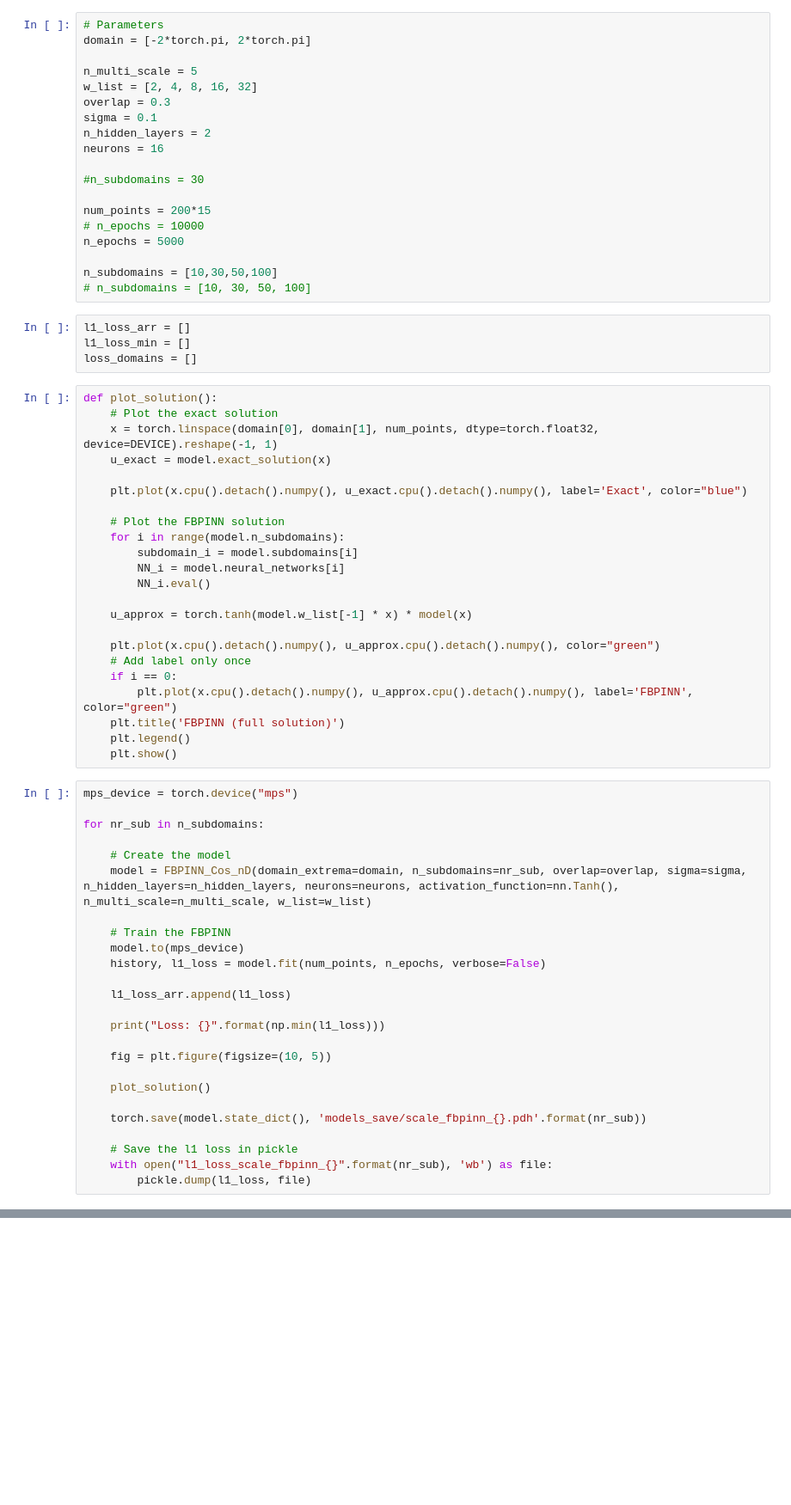
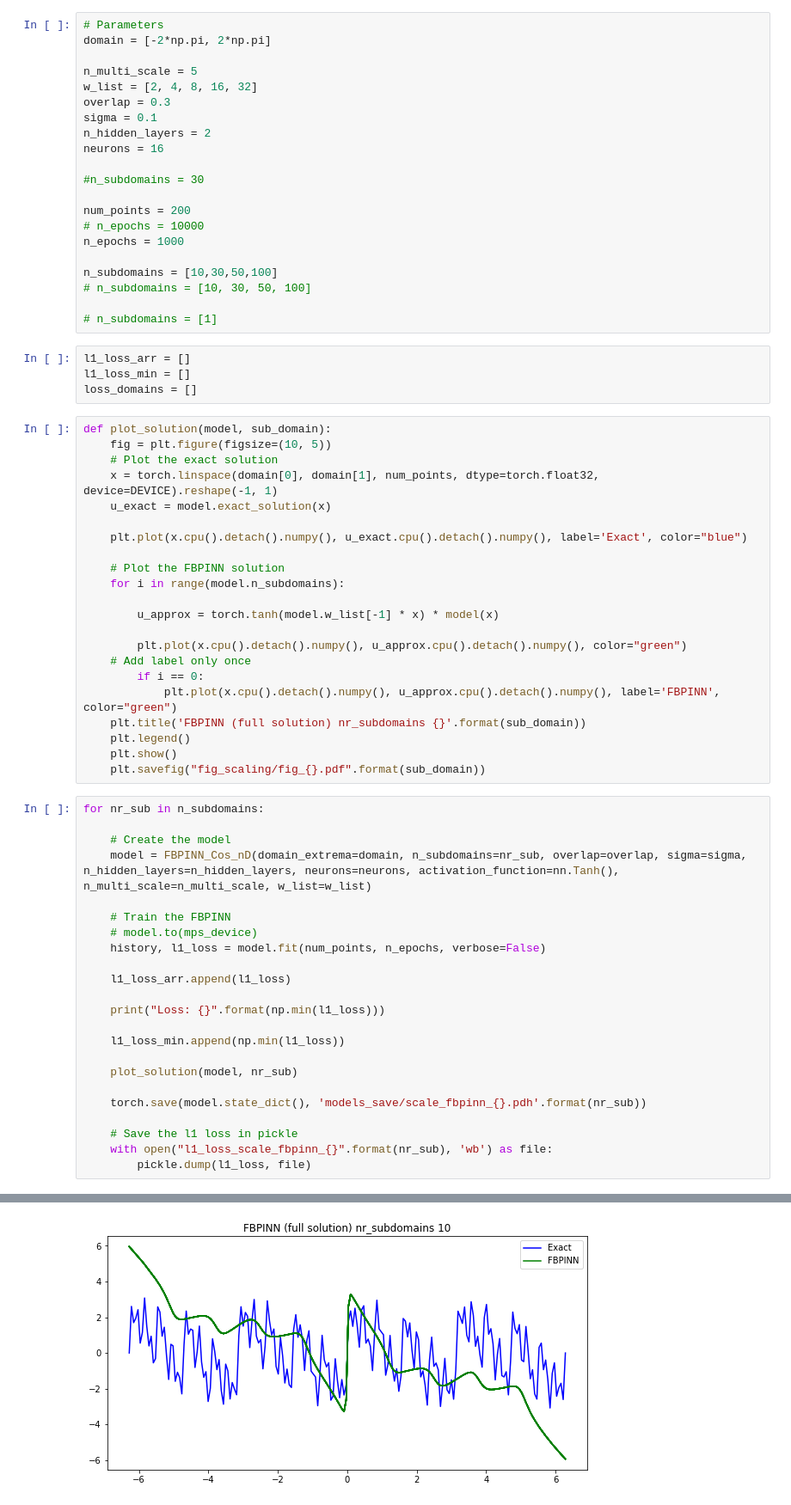
Before and after one commit to guglielmopacifico/DeepLearning, a Jupyter notebook: Task_B/Final_Version/Scale.ipynb, the cells around one changed output, grey strips where cells are left out. Shown at 86% size. Cells and saved outputs as stored; diff of their text form; blank space fills up the shorter version.

Commit message:
add gpu support, scaling notebook

```diff
--- a/Task_B/Final_Version/Scale.ipynb
+++ b/Task_B/Final_Version/Scale.ipynb
@@ -8,7 +12,7 @@ Running on  mps
 ### Increasing number of subdomains and layers in PINN for multi-scale problem
 # %%
 # Parameters
-domain = [-2*torch.pi, 2*torch.pi]
+domain = [-2*np.pi, 2*np.pi]
 
 n_multi_scale = 5
 w_list = [2, 4, 8, 16, 32]
@@ -19,18 +23,21 @@ neurons = 16
 
 #n_subdomains = 30
 
-num_points = 200*15
+num_points = 200
 # n_epochs = 10000
-n_epochs = 5000
+n_epochs = 1000
 
 n_subdomains = [10,30,50,100]
 # n_subdomains = [10, 30, 50, 100]
+
+# n_subdomains = [1]
 # %%
 l1_loss_arr = []
 l1_loss_min = []
 loss_domains = []
 # %%
-def plot_solution():
+def plot_solution(model, sub_domain):
+    fig = plt.figure(figsize=(10, 5))
     # Plot the exact solution
     x = torch.linspace(domain[0], domain[1], num_points, dtype=torch.float32, device=DEVICE).reshape(-1, 1)
     u_exact = model.exact_solution(x)
@@ -39,38 +46,34 @@ def plot_solution():
 
     # Plot the FBPINN solution
     for i in range(model.n_subdomains):
-        subdomain_i = model.subdomains[i]
-        NN_i = model.neural_networks[i]
-        NN_i.eval()
 
-    u_approx = torch.tanh(model.w_list[-1] * x) * model(x)
+        u_approx = torch.tanh(model.w_list[-1] * x) * model(x)
 
-    plt.plot(x.cpu().detach().numpy(), u_approx.cpu().detach().numpy(), color="green")
+        plt.plot(x.cpu().detach().numpy(), u_approx.cpu().detach().numpy(), color="green")
     # Add label only once
-    if i == 0:
-        plt.plot(x.cpu().detach().numpy(), u_approx.cpu().detach().numpy(), label='FBPINN', color="green")
-    plt.title('FBPINN (full solution)')
+        if i == 0:
+            plt.plot(x.cpu().detach().numpy(), u_approx.cpu().detach().numpy(), label='FBPINN', color="green")
+    plt.title('FBPINN (full solution) nr_subdomains {}'.format(sub_domain))
     plt.legend()
     plt.show()
+    plt.savefig("fig_scaling/fig_{}.pdf".format(sub_domain))
 # %%
-mps_device = torch.device("mps")
-
 for nr_sub in n_subdomains:
 
     # Create the model
     model = FBPINN_Cos_nD(domain_extrema=domain, n_subdomains=nr_sub, overlap=overlap, sigma=sigma, n_hidden_layers=n_hidden_layers, neurons=neurons, activation_function=nn.Tanh(), n_multi_scale=n_multi_scale, w_list=w_list)
 
     # Train the FBPINN
-    model.to(mps_device)
+    # model.to(mps_device)
     history, l1_loss = model.fit(num_points, n_epochs, verbose=False)
 
     l1_loss_arr.append(l1_loss)
 
     print("Loss: {}".format(np.min(l1_loss)))
 
-    fig = plt.figure(figsize=(10, 5))
+    l1_loss_min.append(np.min(l1_loss))
 
-    plot_solution()
+    plot_solution(model, nr_sub)
 
     torch.save(model.state_dict(), 'models_save/scale_fbpinn_{}.pdh'.format(nr_sub))
 
@@ -81,0 +86 @@ AttributeError: 'Tanh' object has no attribute 'device'
+[figure, added]
```
Also changed, not shown: parts of 7 cells of this notebook, 11 other files.
